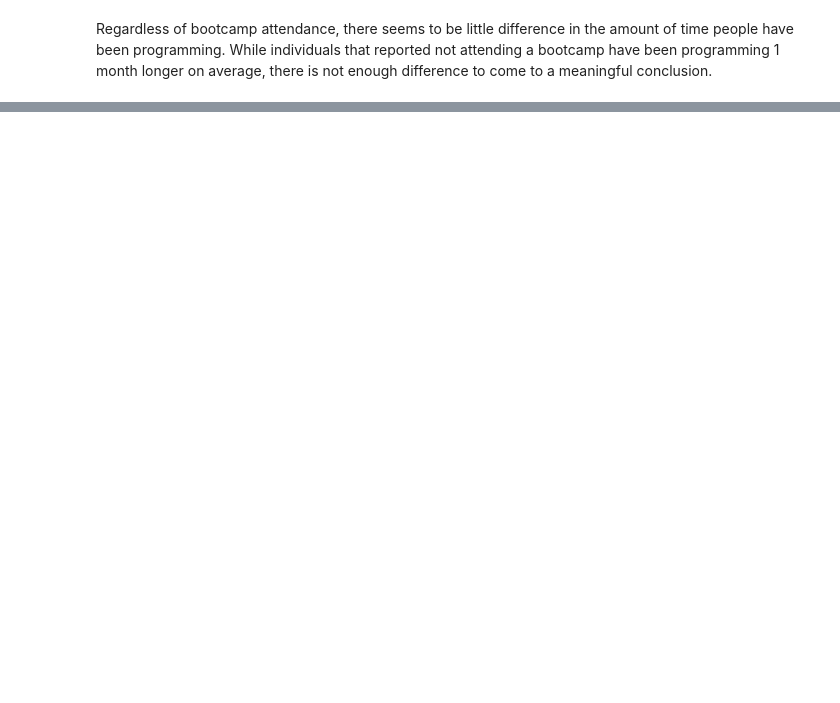
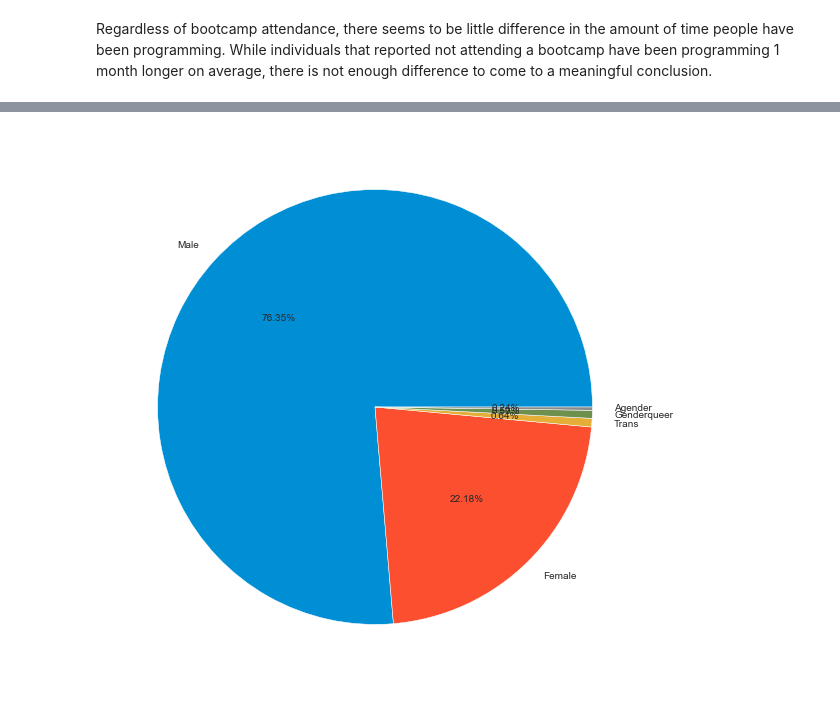
Before and after one commit to paul-trood/Portfolio-Best_Markets_for_Advertising, a Jupyter notebook: coding_survey.ipynb, the cells around one changed output, grey strips where cells are left out. Saved outputs shown, nothing was run; the diff lists cells and outputs as text; code cells hidden in the pictures; blank space fills up the shorter version.

```diff
--- a/coding_survey.ipynb
+++ b/coding_survey.ipynb
@@ -574,0 +670,10 @@ Selecting rows that include individuals spending over 10,000 USD per month shows
+# %%
+gender = spending["Gender"].value_counts(normalize= True) * 100
+
+labels = ["Male", "Female", "Trans", "Genderqueer", "Agender"]
+
+fig, ax = plt.subplots(figsize = (10,10))
+plt.pie(gender, labels = labels, autopct= "%.2f%%")
+plt.show()
+# %% [output]
+[figure, added]
```
Also changed, not shown: parts of 29 cells of this notebook.
